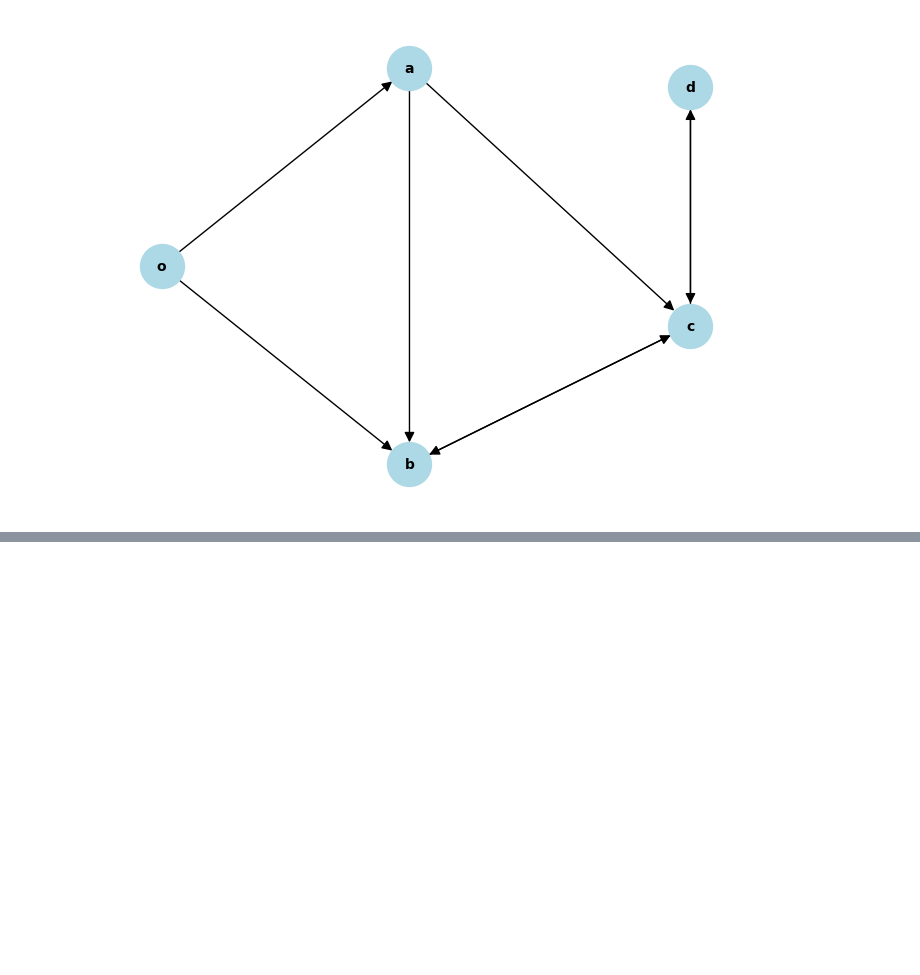
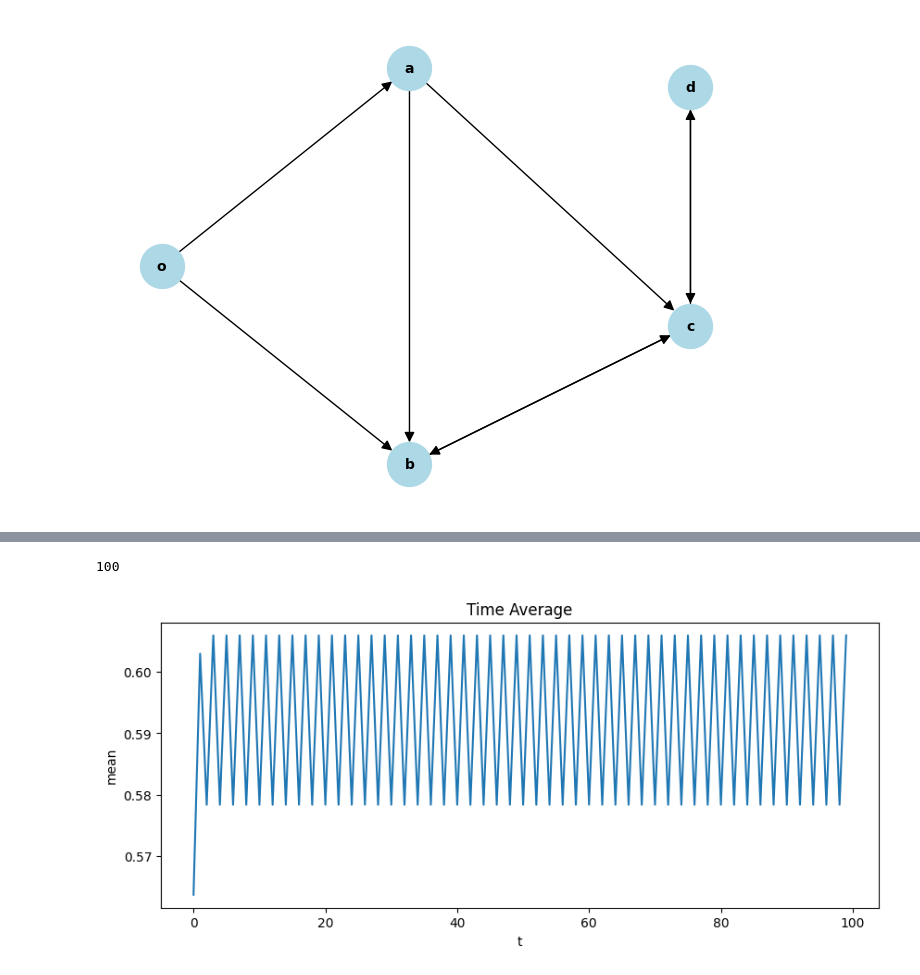
Before and after one commit to LucianoScarpino/HM_2_Network_Dynamics, a Jupyter notebook: ex_1.ipynb, the cells around one changed output, grey strips where cells are left out. Cells and saved outputs as stored; diff of their text form; code cells hidden in the pictures; blank space fills up the shorter version.

```diff
--- a/ex_1.ipynb
+++ b/ex_1.ipynb
@@ -531,0 +536,21 @@ In this case graph is aperiodic and has a unique sink component, wich coincides
+# %%
+W3 = nx.adjacency_matrix(G3).toarray()
+degrees3 = np.sum(W3,axis=1)
+D3 = np.diag(degrees3)
+P3 = np.linalg.inv(D3) @ W3
+
+x0 = np.random.rand(n_states)
+x = simulate_FDG(n_it,n_states,P3,x0)
+
+means_over_time = x.mean(axis=1)
+# %% [output]
+100
+# %%
+plt.figure(figsize=(10,4))
+plt.plot([t for t in range(n_it)],means_over_time)
+plt.xlabel("t")
+plt.ylabel("mean")
+plt.title("Time Average")
+plt.show()
+# %% [output]
+[figure, added]
```
Also changed, not shown: parts of 15 cells of this notebook.
